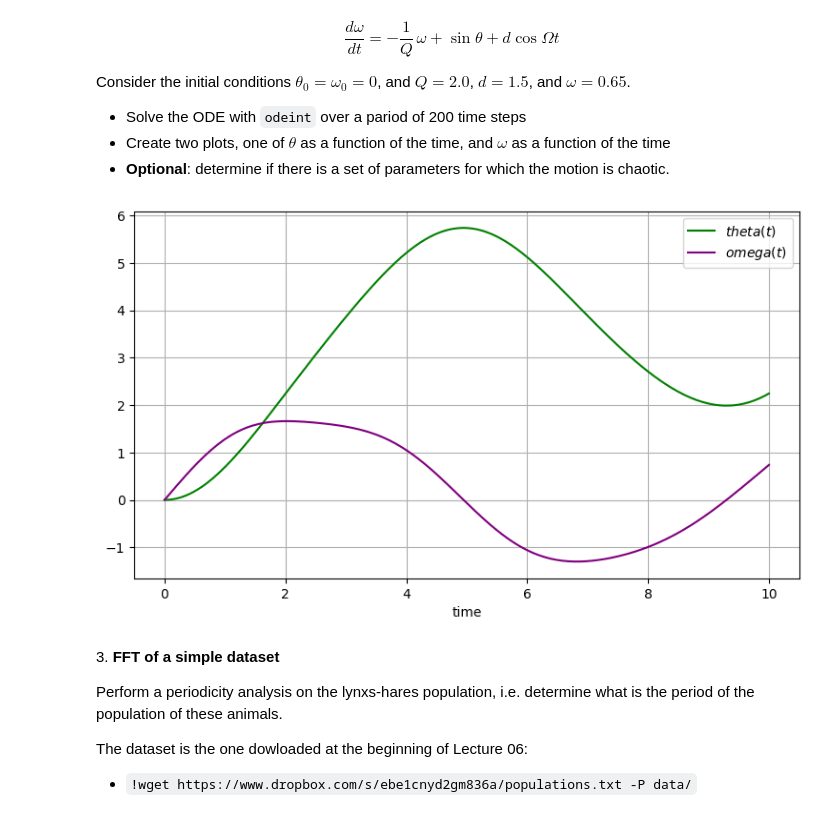
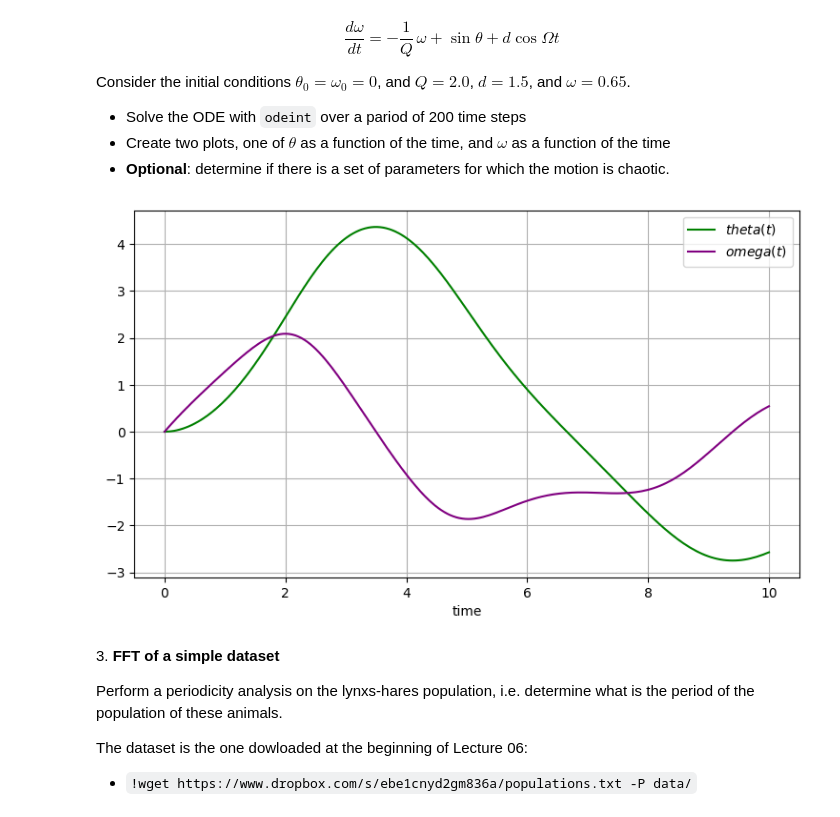
Before and after one commit to akaik0/ScientificComputingWithPython2022, a Jupyter notebook: exercises_week_9/09ex_numerical.ipynb, the cells around one changed output. Saved outputs shown, nothing was run; the diff lists cells and outputs as text; code cells hidden in the pictures.

```diff
--- a/exercises_week_9/09ex_numerical.ipynb
+++ b/exercises_week_9/09ex_numerical.ipynb
@@ -75,31 +76,31 @@ Consider the initial conditions $\theta_0 = \omega_0 = 0$, and $Q = 2.0$, $d = 1
 # %%
 #definition of the constants
 Q = 2.0 #damping factor
 d = 1.5 #forcing
 Omega = 0.65
 T = 200 #period
 
 #definng the function
 def derivative(y,time,Q, Omega,d):
     theta, omega = y
-    a = -1/Q
-    return (omega, a* + math.sin(theta) + d * math.cos(Omega * time))
+    a = 1/Q
+    return (omega, -a*omega + math.sin(theta) + d * math.cos(Omega * time))
 
 y0 = (0.0, 0.0)
 t = np.linspace(0,10,200)
 
 X = odeint(derivative, y0, t, args=(Q,Omega,d))
 
 #creating the plots
 plt.figure(figsize=(9, 5))
 plt.plot(t, X[:, 0], 'g', label="$theta(t)$")
 plt.plot(t, X[:, 1], 'purple',label="$omega(t)$")
 plt.xlabel('time')
 plt.legend(loc='best')
 plt.grid()
 plt.show()
 # %% [output]
-[figure, old version]
+[figure, new version]
 # %% [markdown]
 3\. **FFT of a simple dataset**
 
```
Also changed, not shown: parts of 2 cells of this notebook, 4 other files.
